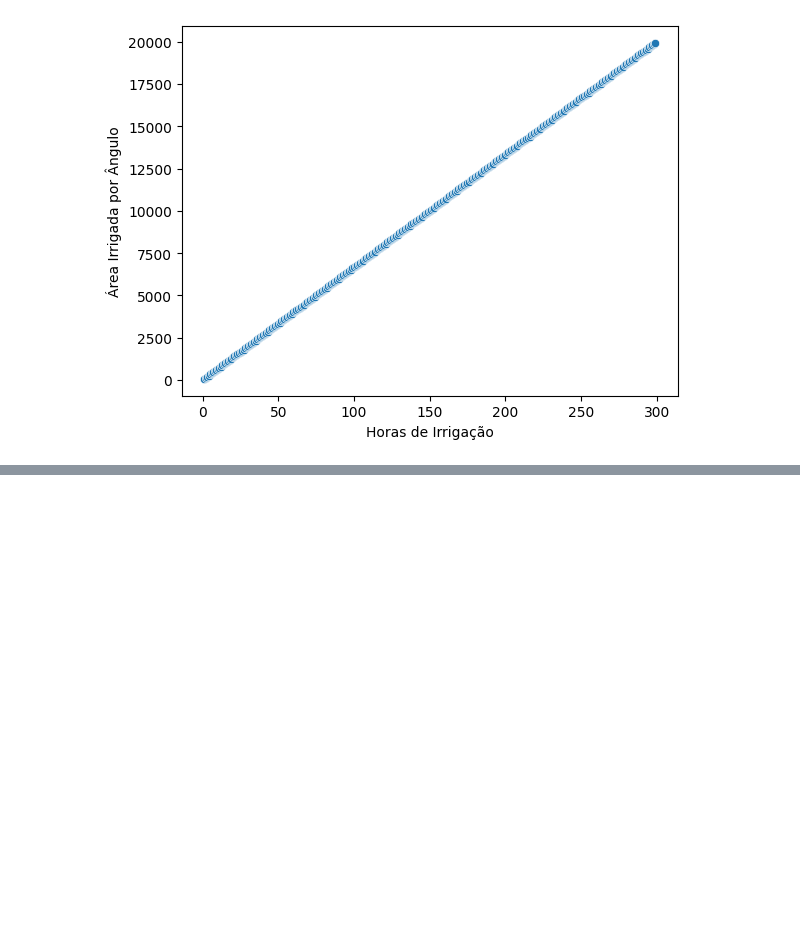
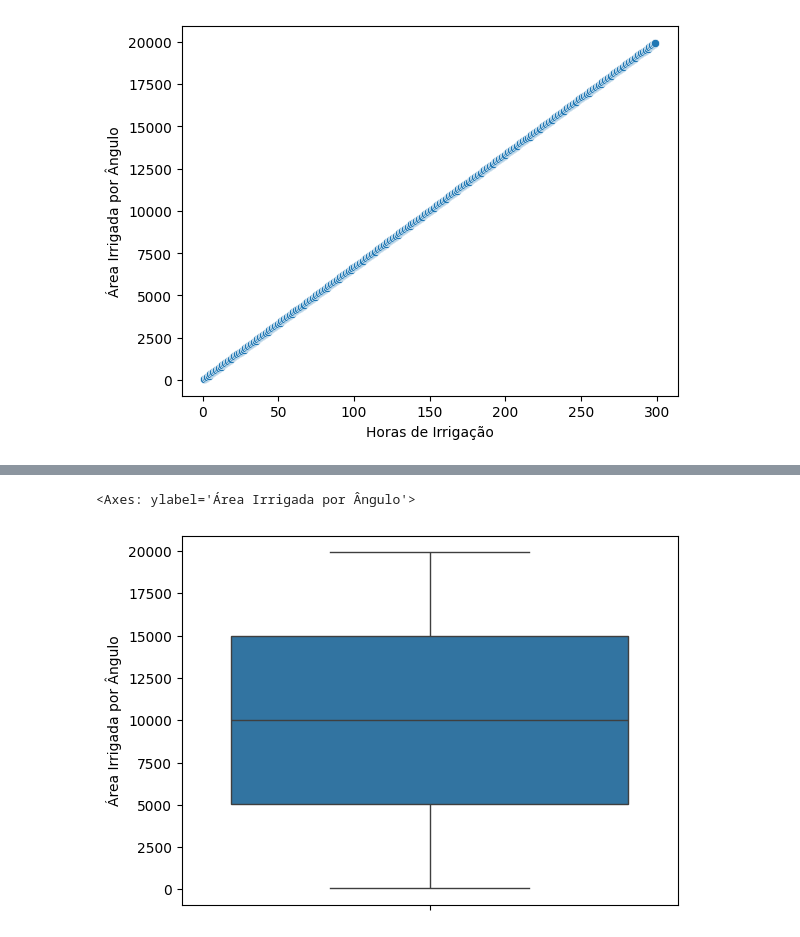
Before and after one commit to Diegopbetti/ia-para-produtos-regressao-linear, a Jupyter notebook: resolucao.ipynb, the cells around one changed output, grey strips where cells are left out. Drawn from its saved outputs; the diff is of its cells as text; code cells hidden in the pictures; blank space fills up the shorter version.

```diff
--- a/resolucao.ipynb
+++ b/resolucao.ipynb
@@ -60,0 +66,5 @@ sns.scatterplot(data=df_dados, x='Horas de Irrigação', y='Área Irrigada por
+# %%
+sns.boxplot(df_dados, y='Área Irrigada por Ângulo')
+# %% [output]
+<Axes: ylabel='Área Irrigada por Ângulo'>
+[figure, added]
```
Also changed, not shown: parts of 5 cells of this notebook.
